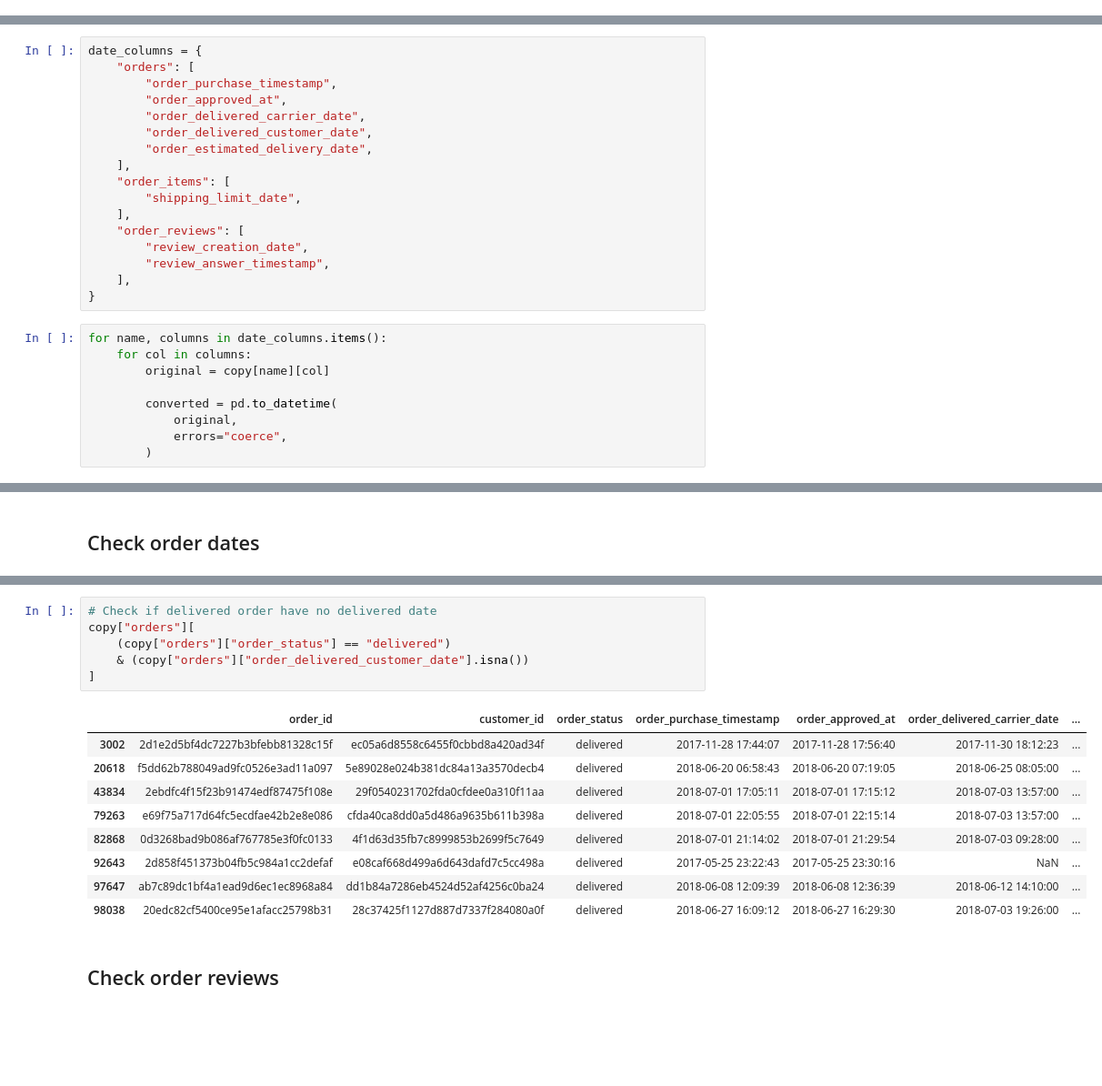
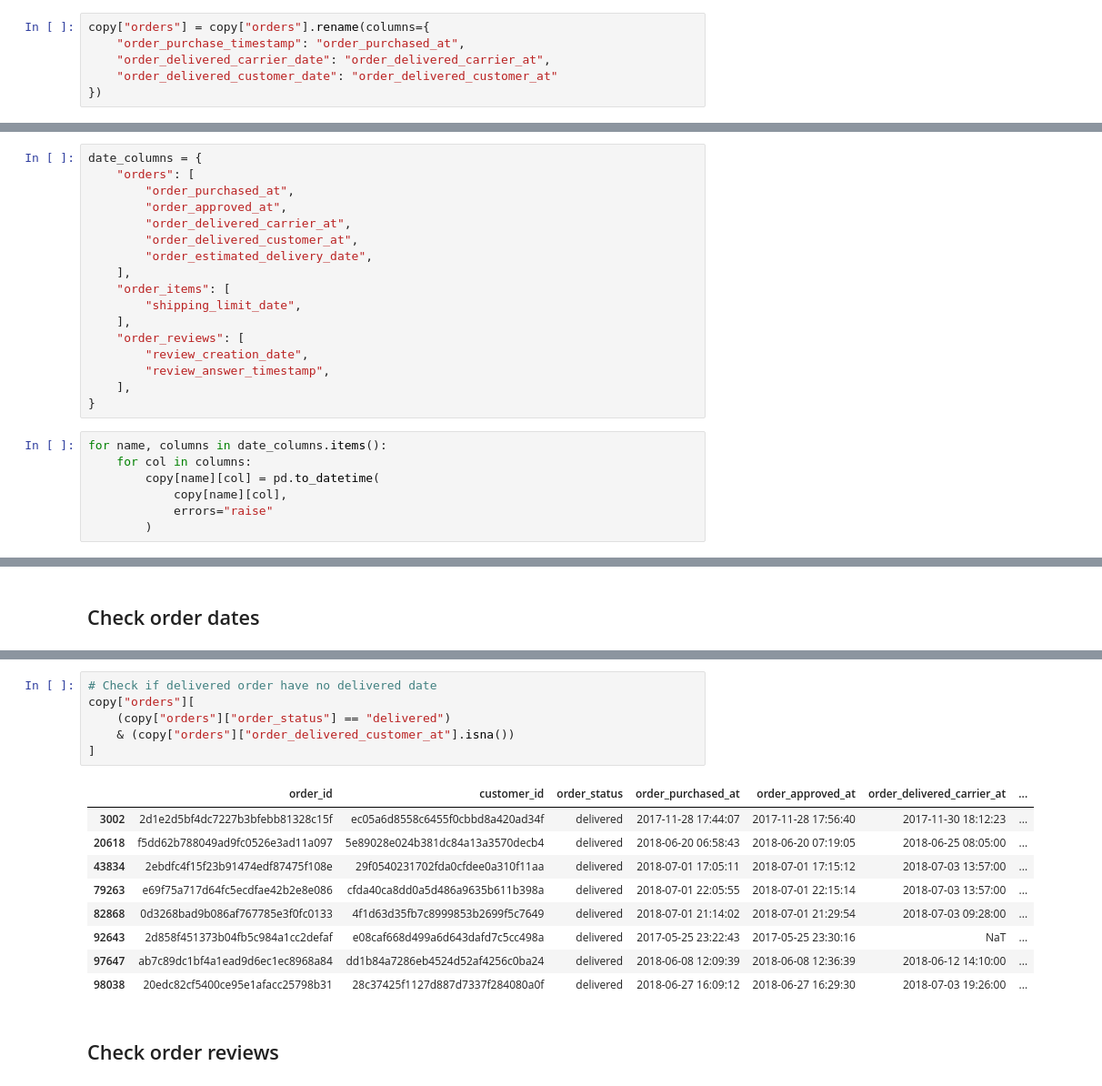
Before and after one commit to tuyettran15999/ecommerce_delivery_time, a Jupyter notebook: code/data_preparation.ipynb, the cells around one changed output, grey strips where cells are left out. Shown at 91% size. Saved outputs shown, nothing was run; the diff lists cells and outputs as text; blank space fills up the shorter version.

```diff
--- a/code/data_preparation.ipynb
+++ b/code/data_preparation.ipynb
@@ -43,3 +46,9 @@ copy = {name: df.copy() for name, df in data.items()}
+# %%
+copy["orders"] = copy["orders"].rename(columns={
+    "order_purchase_timestamp": "order_purchased_at",
+    "order_delivered_carrier_date": "order_delivered_carrier_at",
+    "order_delivered_customer_date": "order_delivered_customer_at"
+})
 # %% [markdown]
 ## Check overview of data
 # %%
@@ -142,10 +151,10 @@ display(pd.DataFrame(key_checks))
 # %%
 date_columns = {
     "orders": [
-        "order_purchase_timestamp",
+        "order_purchased_at",
         "order_approved_at",
-        "order_delivered_carrier_date",
-        "order_delivered_customer_date",
+        "order_delivered_carrier_at",
+        "order_delivered_customer_at",
         "order_estimated_delivery_date",
     ],
     "order_items": [
@@ -159,11 +168,9 @@ date_columns = {
 # %%
 for name, columns in date_columns.items():
     for col in columns:
-        original = copy[name][col]
-
-        converted = pd.to_datetime(
-            original,
-            errors="coerce",
+        copy[name][col] = pd.to_datetime(
+            copy[name][col],
+            errors="raise"
         )
 # %%
 str(copy[name][col].dtype)
@@ -383,17 +390,17 @@ copy["orders"][
 # %%
 # Check if delivered order have no delivered date
 copy["orders"][
     (copy["orders"]["order_status"] == "delivered")
-    & (copy["orders"]["order_delivered_customer_date"].isna())
+    & (copy["orders"]["order_delivered_customer_at"].isna())
 ]
 # %% [output]
-|  | order_id | customer_id | order_status | order_purchase_timestamp | order_approved_at | order_delivered_carrier_date | ... |
+|  | order_id | customer_id | order_status | order_purchased_at | order_approved_at | order_delivered_carrier_at | ... |
 | 3002 | 2d1e2d5bf4dc7227b3bfebb81328c15f | ec05a6d8558c6455f0cbbd8a420ad34f | delivered | 2017-11-28 17:44:07 | 2017-11-28 17:56:40 | 2017-11-30 18:12:23 | ... |
 | 20618 | f5dd62b788049ad9fc0526e3ad11a097 | 5e89028e024b381dc84a13a3570decb4 | delivered | 2018-06-20 06:58:43 | 2018-06-20 07:19:05 | 2018-06-25 08:05:00 | ... |
 | 43834 | 2ebdfc4f15f23b91474edf87475f108e | 29f0540231702fda0cfdee0a310f11aa | delivered | 2018-07-01 17:05:11 | 2018-07-01 17:15:12 | 2018-07-03 13:57:00 | ... |
 | 79263 | e69f75a717d64fc5ecdfae42b2e8e086 | cfda40ca8dd0a5d486a9635b611b398a | delivered | 2018-07-01 22:05:55 | 2018-07-01 22:15:14 | 2018-07-03 13:57:00 | ... |
 | 82868 | 0d3268bad9b086af767785e3f0fc0133 | 4f1d63d35fb7c8999853b2699f5c7649 | delivered | 2018-07-01 21:14:02 | 2018-07-01 21:29:54 | 2018-07-03 09:28:00 | ... |
-| 92643 | 2d858f451373b04fb5c984a1cc2defaf | e08caf668d499a6d643dafd7c5cc498a | delivered | 2017-05-25 23:22:43 | 2017-05-25 23:30:16 | NaN | ... |
+| 92643 | 2d858f451373b04fb5c984a1cc2defaf | e08caf668d499a6d643dafd7c5cc498a | delivered | 2017-05-25 23:22:43 | 2017-05-25 23:30:16 | NaT | ... |
 | 97647 | ab7c89dc1bf4a1ead9d6ec1ec8968a84 | dd1b84a7286eb4524d52af4256c0ba24 | delivered | 2018-06-08 12:09:39 | 2018-06-08 12:36:39 | 2018-06-12 14:10:00 | ... |
 | 98038 | 20edc82cf5400ce95e1afacc25798b31 | 28c37425f1127d887d7337f284080a0f | delivered | 2018-06-27 16:09:12 | 2018-06-27 16:29:30 | 2018-07-03 19:26:00 | ... |
 # %% [markdown]
```
Also changed, not shown: parts of 36 cells of this notebook, 4 other files.
